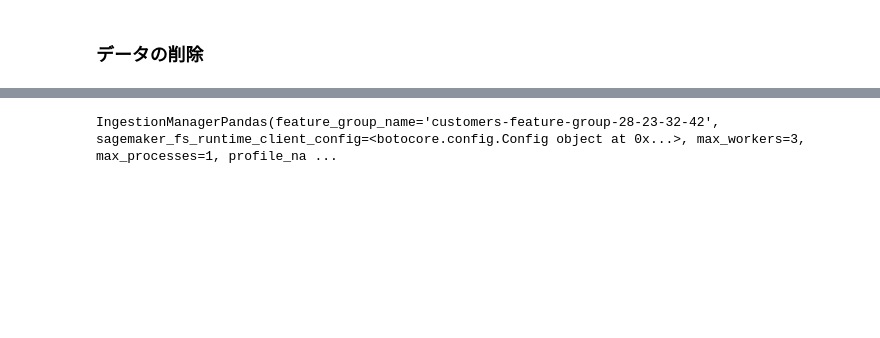
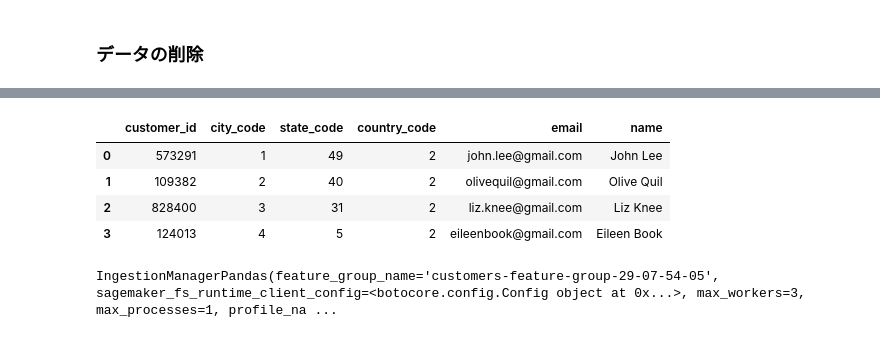
Before and after one commit to knishioka/machine-learning-workshop, a Jupyter notebook: sagemaker/feature_store/feature_group_sample.ipynb, the cells around one changed output, grey strips where cells are left out. Drawn from its saved outputs; the diff is of its cells as text; code cells hidden in the pictures; blank space fills up the shorter version.

```diff
--- a/sagemaker/feature_store/feature_group_sample.ipynb
+++ b/sagemaker/feature_store/feature_group_sample.ipynb
@@ -347,8 +364,17 @@ customer_query.as_dataframe()
+# %%
+updated_customer_df = pd.read_csv("s3://machine-learning-workshop/feature-store/feature_store_introduction_customer_updated.csv")
+updated_customer_df
+# %% [output]
+|  | customer_id | city_code | state_code | country_code | email | name |
+| 0 | 573291 | 1 | 49 | 2 | john.lee@gmail.com | John Lee |
+| 1 | 109382 | 2 | 40 | 2 | olivequil@gmail.com | Olive Quil |
+| 2 | 828400 | 3 | 31 | 2 | liz.knee@gmail.com | Liz Knee |
+| 3 | 124013 | 4 | 5 | 2 | eileenbook@gmail.com | Eileen Book |
 # %%
 current_time_sec = int(round(time.time()))
-customer_df[event_time_col] = pd.Series([current_time_sec]*len(customer_df), dtype="float64")
+updated_customer_df[event_time_col] = pd.Series([current_time_sec]*len(customer_df), dtype="float64")
 customers_feature_group.ingest(
-    data_frame=customer_df, max_workers=3, wait=True
+    data_frame=updated_customer_df, max_workers=3, wait=True
 )
 # %% [output]
-IngestionManagerPandas(feature_group_name='customers-feature-group-28-23-32-42', sagemaker_fs_runtime_client_config=<botocore.config.Config object at 0x...>, max_workers=3, max_processes=1, profile_na ...
+IngestionManagerPandas(feature_group_name='customers-feature-group-29-07-54-05', sagemaker_fs_runtime_client_config=<botocore.config.Config object at 0x...>, max_workers=3, max_processes=1, profile_na ...
```
Also changed, not shown: parts of 32 cells of this notebook.
